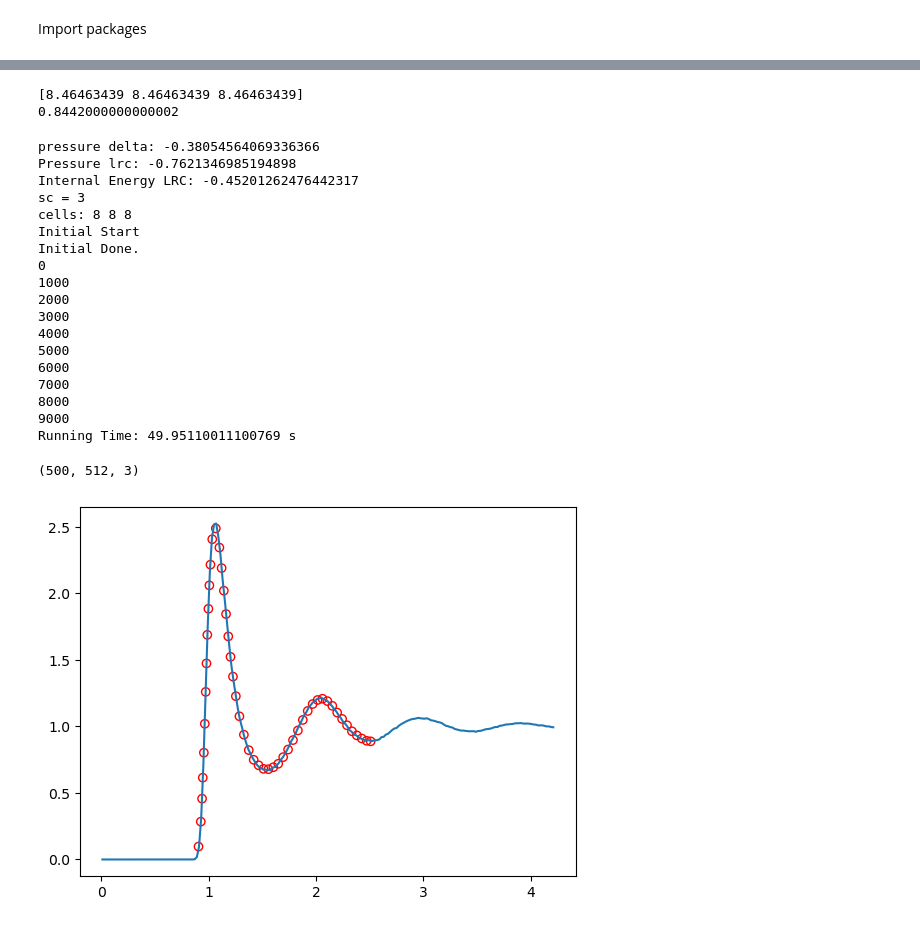
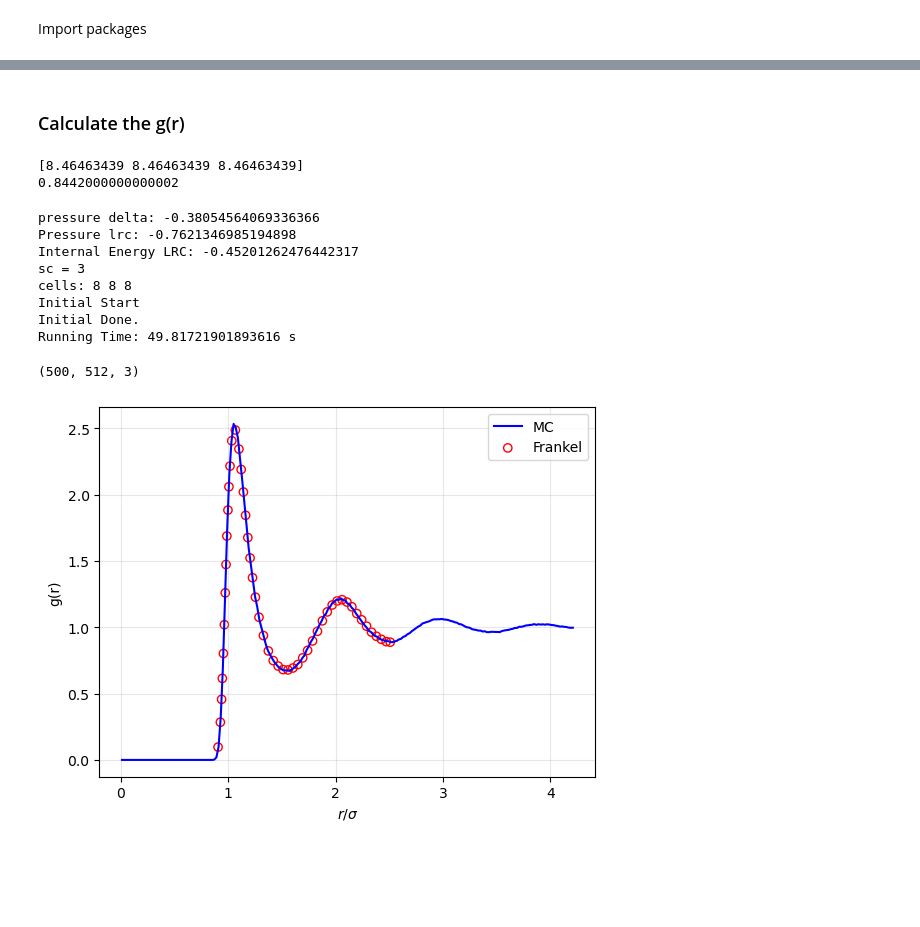
Before and after one commit to qiaochongzhi/MC_for_beginner, a Jupyter notebook: MC_NVT.ipynb, the cells around one changed output, grey strips where cells are left out. Saved outputs shown, nothing was run; the diff lists cells and outputs as text; code cells hidden in the pictures; blank space fills up the shorter version.

```diff
--- a/MC_NVT.ipynb
+++ b/MC_NVT.ipynb
@@ -481,3 +322,8 @@ g_data = np.array([
+# %% [markdown]
+### Calculate the g(r)
+# %%
+g_data = np.loadtxt("gr.dat", skiprows=1)
+# data from Dean Frenkel Understanding molecular simulation, e82 Figure N.6
 # %%
 system = {}
 
@@ -498,17 +344,16 @@ system["InitState"]         = 1000
 # system["numberOfSteps"]     = 1000
 
 # system["Filename"] = "trajectory.xyz"
+
+system["size"] = system["cells"] / ( system["density"] ) ** (1./3.)
+print( system["size"] )
+print( np.prod(system["cells"]) / np.prod( system["size"] ) )
+# %% [output]
+[8.46463439 8.46463439 8.46463439]
+0.8442000000000002
-# %%
-system["size"]              = system["cells"] / ( system["density"] ) ** (1./3.)
-print( system["size"] )
-print( np.prod(system["cells"]) / np.prod( system["size"] ) )
-# %% [output]
-[8.46463439 8.46463439 8.46463439]
-0.8442000000000002
 # %%
 MC = MonteCarlo(system)
-# pressure, moveRatio, totalEnergy, pots, positions = MC.MC_NVT()
-pressure, moveRatio, totalEnergy, pots, positions = MC.MC_NVT_CPP( nBlock=10, nStep=1000 )
+pressure, moveRatio, totalEnergy, pots, _ = MC.MC_NVT_CPP( nBlock=10, nStep=1000 )
 # %% [output]
 pressure delta: -0.38054564069336366
 Pressure lrc: -0.7621346985194898
@@ -517,33 +362,26 @@ sc = 3
 cells: 8 8 8
 Initial Start
 Initial Done.
-0
-1000
-2000
-3000
-4000
-5000
-6000
-7000
-8000
-9000
-Running Time: 49.95110011100769 s
+Running Time: 49.81721901893616 s
 # %%
 positions = MonteCarlo.readXYZTrajectory("trajectory.xyz")
+positions.shape
+# %% [output]
+(500, 512, 3)
-# %%
-positions.shape
-# %% [output]
-(500, 512, 3)
 # %%
 rMid, g = MonteCarlo.rdf( positions[:], system["size"][0], 512, dr=0.02 )
 # %%
-plt.plot( rMid, g )
+plt.plot( rMid, g, color="b", label="MC" )
+plt.scatter( g_data[:,0], g_data[:,1], marker="o", edgecolors="r", color='none', label = "Frankel" )
 
-plt.scatter( g_data[:,0], g_data[:,1], marker="o", edgecolors="r", color='none' )
+plt.xlabel(r"$r/\sigma$")
+plt.ylabel("g(r)")
 
+plt.grid(alpha = 0.3)
+plt.legend()
 plt.show()
 # %% [output]
-[figure, old version]
+[figure, new version]
 # %%
 """
 1 2 3 4 5 6
```
Also changed, not shown: parts of 23 cells of this notebook, 4 other files.
